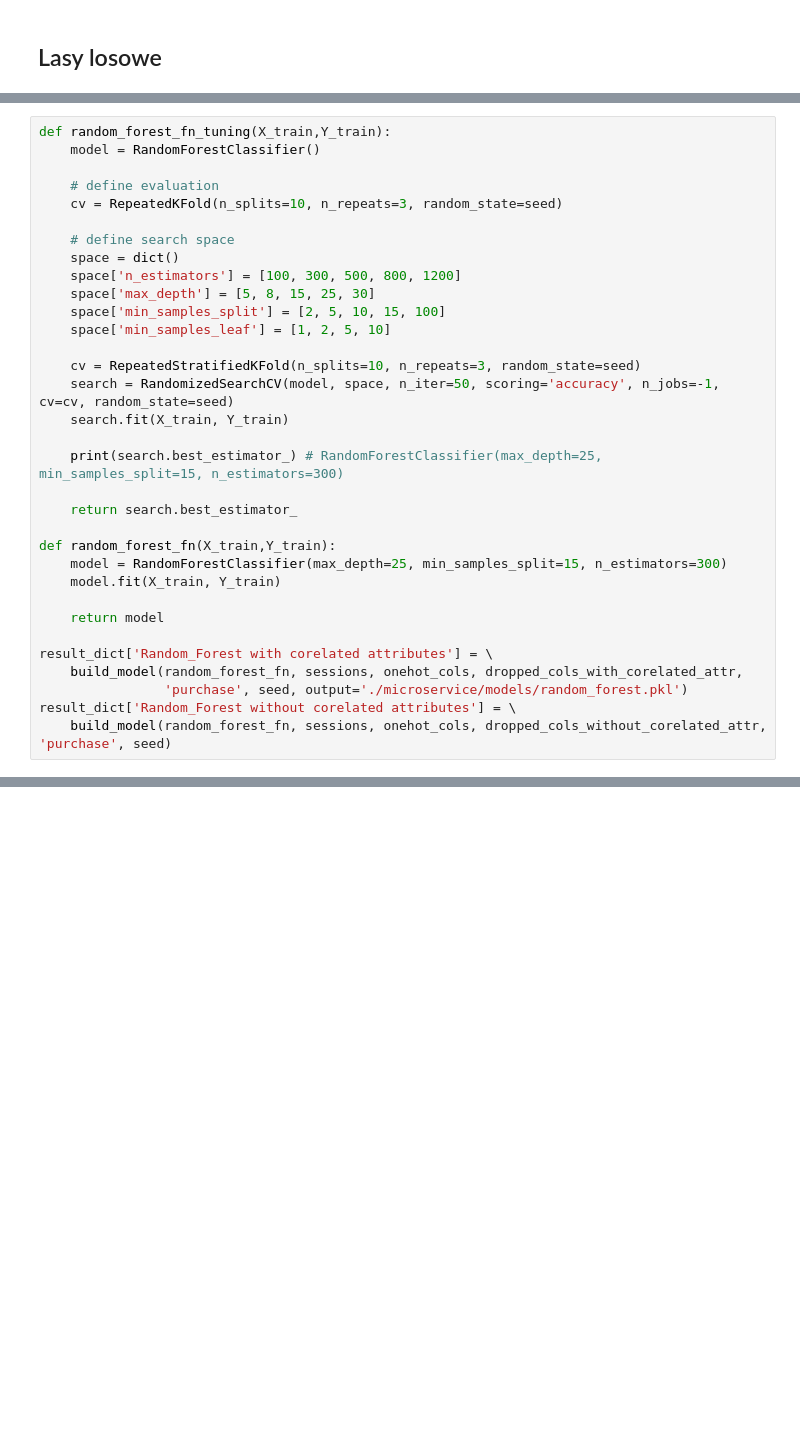
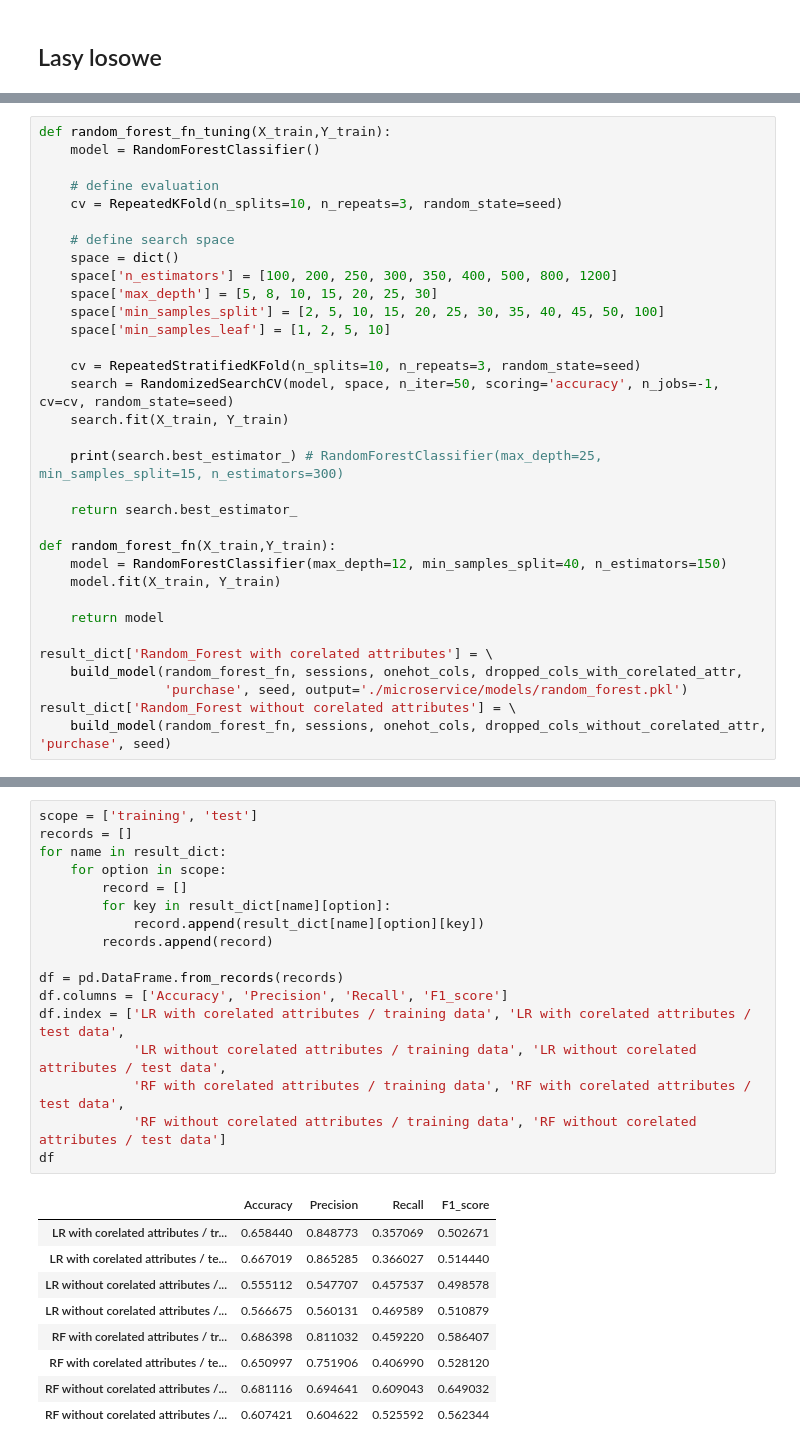
Before and after one commit to pawelbeza/IUM, a Jupyter notebook: ml_models.ipynb, the cells around one changed output, grey strips where cells are left out. Cells and saved outputs as stored; diff of their text form; blank space fills up the shorter version.

```diff
--- a/ml_models.ipynb
+++ b/ml_models.ipynb
@@ -214,9 +200,9 @@ def random_forest_fn_tuning(X_train,Y_train):
 
     # define search space
     space = dict()
-    space['n_estimators'] = [100, 300, 500, 800, 1200]
-    space['max_depth'] = [5, 8, 15, 25, 30]
-    space['min_samples_split'] = [2, 5, 10, 15, 100]
+    space['n_estimators'] = [100, 200, 250, 300, 350, 400, 500, 800, 1200]
+    space['max_depth'] = [5, 8, 10, 15, 20, 25, 30]
+    space['min_samples_split'] = [2, 5, 10, 15, 20, 25, 30, 35, 40, 45, 50, 100]
     space['min_samples_leaf'] = [1, 2, 5, 10]
 
     cv = RepeatedStratifiedKFold(n_splits=10, n_repeats=3, random_state=seed)
@@ -228,7 +214,7 @@ def random_forest_fn_tuning(X_train,Y_train):
     return search.best_estimator_
 
 def random_forest_fn(X_train,Y_train):
-    model = RandomForestClassifier(max_depth=25, min_samples_split=15, n_estimators=300)
+    model = RandomForestClassifier(max_depth=12, min_samples_split=40, n_estimators=150)
     model.fit(X_train, Y_train)
 
     return model
@@ -269,0 +229,27 @@ F1_score: 0.6020350480497456
+# %%
+scope = ['training', 'test']
+records = []
+for name in result_dict:
+    for option in scope:
+        record = []
+        for key in result_dict[name][option]:
+            record.append(result_dict[name][option][key])
+        records.append(record)
+
+df = pd.DataFrame.from_records(records)
+df.columns = ['Accuracy', 'Precision', 'Recall', 'F1_score']
+df.index = ['LR with corelated attributes / training data', 'LR with corelated attributes / test data',
+            'LR without corelated attributes / training data', 'LR without corelated attributes / test data',
+            'RF with corelated attributes / training data', 'RF with corelated attributes / test data',
+            'RF without corelated attributes / training data', 'RF without corelated attributes / test data']
+df
+# %% [output]
+|  | Accuracy | Precision | Recall | F1_score |
+| LR with corelated attributes / tr... | 0.658440 | 0.848773 | 0.357069 | 0.502671 |
+| LR with corelated attributes / te... | 0.667019 | 0.865285 | 0.366027 | 0.514440 |
+| LR without corelated attributes /... | 0.555112 | 0.547707 | 0.457537 | 0.498578 |
+| LR without corelated attributes /... | 0.566675 | 0.560131 | 0.469589 | 0.510879 |
+| RF with corelated attributes / tr... | 0.686398 | 0.811032 | 0.459220 | 0.586407 |
+| RF with corelated attributes / te... | 0.650997 | 0.751906 | 0.406990 | 0.528120 |
+| RF without corelated attributes /... | 0.681116 | 0.694641 | 0.609043 | 0.649032 |
+| RF without corelated attributes /... | 0.607421 | 0.604622 | 0.525592 | 0.562344 |
```
Also changed, not shown: parts of 10 cells of this notebook.
